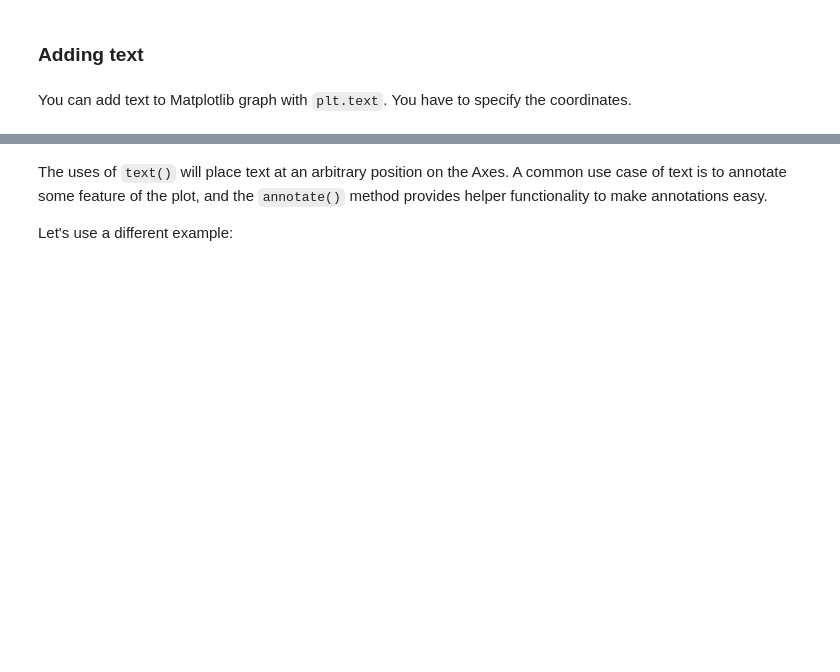
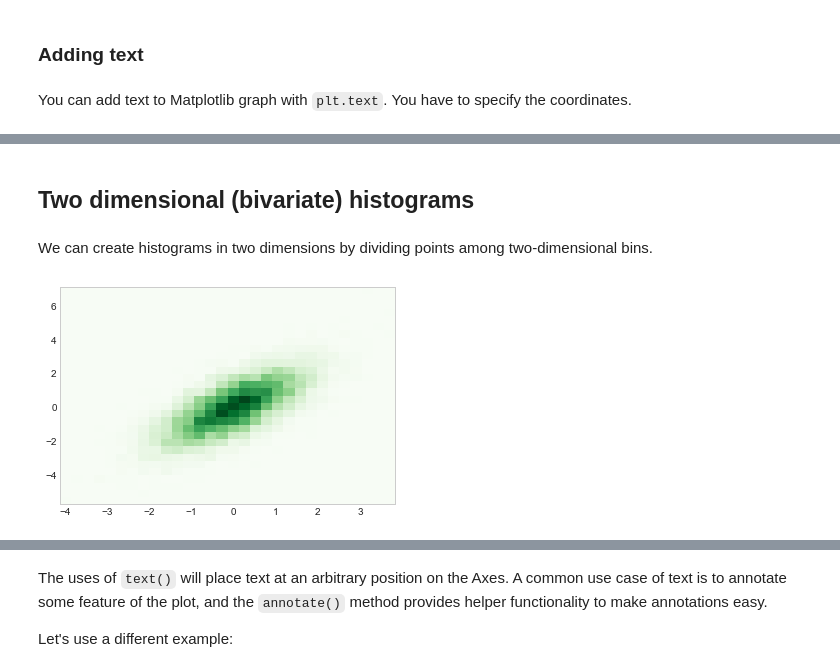
Before and after one commit to Goliath-Research/Introduction-to-Data-Science, a Jupyter notebook: 05-Introduction to Data Visualization/03-Customizing Matplotlib.ipynb, the cells around one changed output, grey strips where cells are left out. Saved outputs shown, nothing was run; the diff lists cells and outputs as text; code cells hidden in the pictures; blank space fills up the shorter version.

```diff
--- a/05-Introduction to Data Visualization/03-Customizing Matplotlib.ipynb
+++ b/05-Introduction to Data Visualization/03-Customizing Matplotlib.ipynb
@@ -242,0 +258,14 @@ plt.text(65, 500, r'$\mu=100,\ \sigma=10$', fontdict={'size':12, \
+# %% [markdown]
+## Two dimensional (bivariate) histograms
+# %% [markdown]
+We can create histograms in two dimensions by dividing points among two-dimensional bins.
+# %%
+# Generating data with multivariate normal distribution
+mean = [0, 0]
+cov = [[1, 1],[1, 2]]
+x, y = np.random.multivariate_normal(mean, cov, 10000).T
+# %%
+plt.grid(False)
+plt.hist2d(x, y, bins=30, cmap='Greens');
+# %% [output]
+[figure, added]
```
Also changed, not shown: parts of 23 cells of this notebook, 4 other files.
